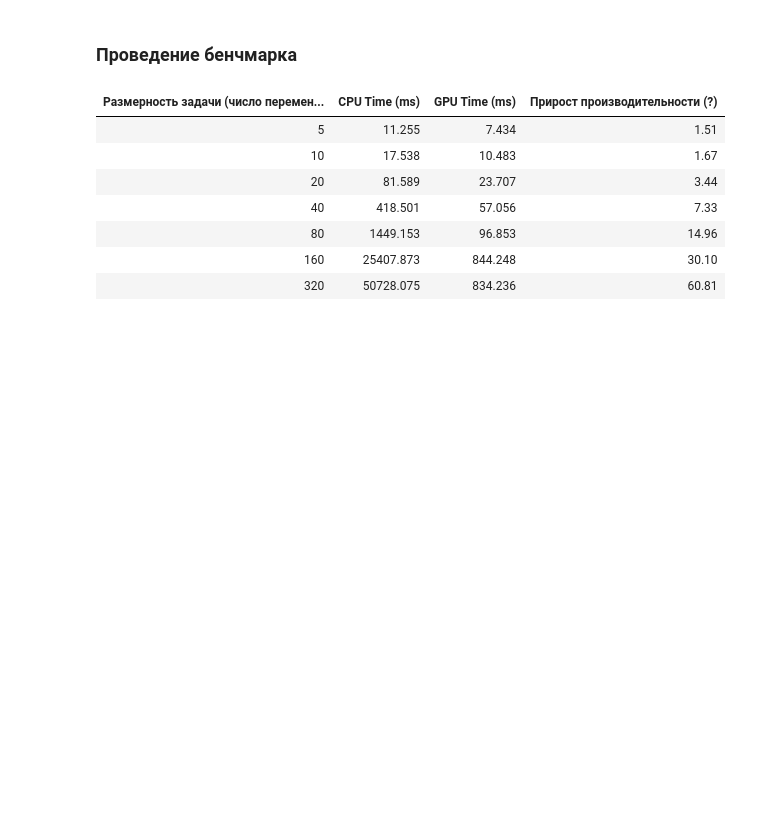
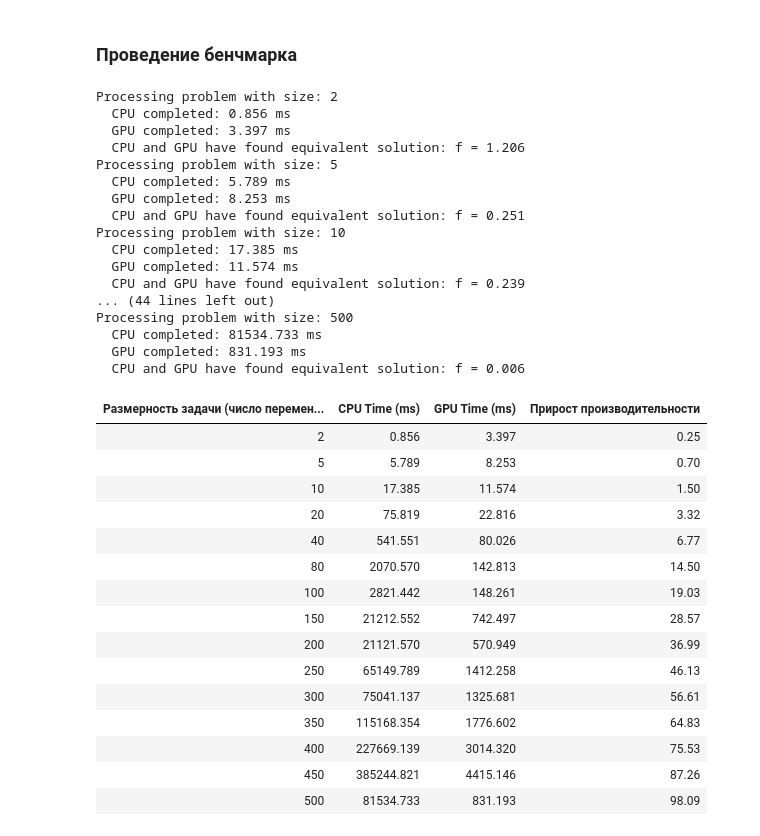
Before and after one commit to aaaaaaaalesha/11-parallel_simplex, a Jupyter notebook: benchmark.ipynb, the cells around one changed output. Drawn from its saved outputs; the diff is of its cells as text; code cells hidden in the pictures; blank space fills up the shorter version.

```diff
--- a/benchmark.ipynb
+++ b/benchmark.ipynb
@@ -87,17 +88,41 @@ logging.basicConfig(level=logging.CRITICAL, format='%(message)s')
 # %%
 from src.benchmark import benchmark_lp_solver
 
-increase_iter = (5, 10, 20, 40, 80, 160, 320)
+increase_iter = (2, 5, 10, 20, 40, 80, 100, 150, 200, 250, 300, 350, 400, 450, 500)
 
-benchmark_lp_solver(
-    problem_size_iterable=increase_iter,
-)
+report_table = benchmark_lp_solver(problem_size_iterable=increase_iter)
+report_table
 # %% [output]
+Processing problem with size: 2
+  CPU completed: 0.856 ms
+  GPU completed: 3.397 ms
+  CPU and GPU have found equivalent solution: f = 1.206
+Processing problem with size: 5
+  CPU completed: 5.789 ms
+  GPU completed: 8.253 ms
+  CPU and GPU have found equivalent solution: f = 0.251
+Processing problem with size: 10
+  CPU completed: 17.385 ms
+  GPU completed: 11.574 ms
+  CPU and GPU have found equivalent solution: f = 0.239
+... (44 lines left out)
+Processing problem with size: 500
+  CPU completed: 81534.733 ms
+  GPU completed: 831.193 ms
+  CPU and GPU have found equivalent solution: f = 0.006
-| Размерность задачи (число перемен... | CPU Time (ms) | GPU Time (ms) | Прирост производительности (?) |
-| 5 | 11.255 | 7.434 | 1.51 |
-| 10 | 17.538 | 10.483 | 1.67 |
-| 20 | 81.589 | 23.707 | 3.44 |
-| 40 | 418.501 | 57.056 | 7.33 |
-| 80 | 1449.153 | 96.853 | 14.96 |
-| 160 | 25407.873 | 844.248 | 30.10 |
-| 320 | 50728.075 | 834.236 | 60.81 |
+| Размерность задачи (число перемен... | CPU Time (ms) | GPU Time (ms) | Прирост производительности |
+| 2 | 0.856 | 3.397 | 0.25 |
+| 5 | 5.789 | 8.253 | 0.70 |
+| 10 | 17.385 | 11.574 | 1.50 |
+| 20 | 75.819 | 22.816 | 3.32 |
+| 40 | 541.551 | 80.026 | 6.77 |
+| 80 | 2070.570 | 142.813 | 14.50 |
+| 100 | 2821.442 | 148.261 | 19.03 |
+| 150 | 21212.552 | 742.497 | 28.57 |
+| 200 | 21121.570 | 570.949 | 36.99 |
+| 250 | 65149.789 | 1412.258 | 46.13 |
+| 300 | 75041.137 | 1325.681 | 56.61 |
+| 350 | 115168.354 | 1776.602 | 64.83 |
+| 400 | 227669.139 | 3014.320 | 75.53 |
+| 450 | 385244.821 | 4415.146 | 87.26 |
+| 500 | 81534.733 | 831.193 | 98.09 |
```
Also changed, not shown: parts of 9 cells of this notebook, 18 other files.
